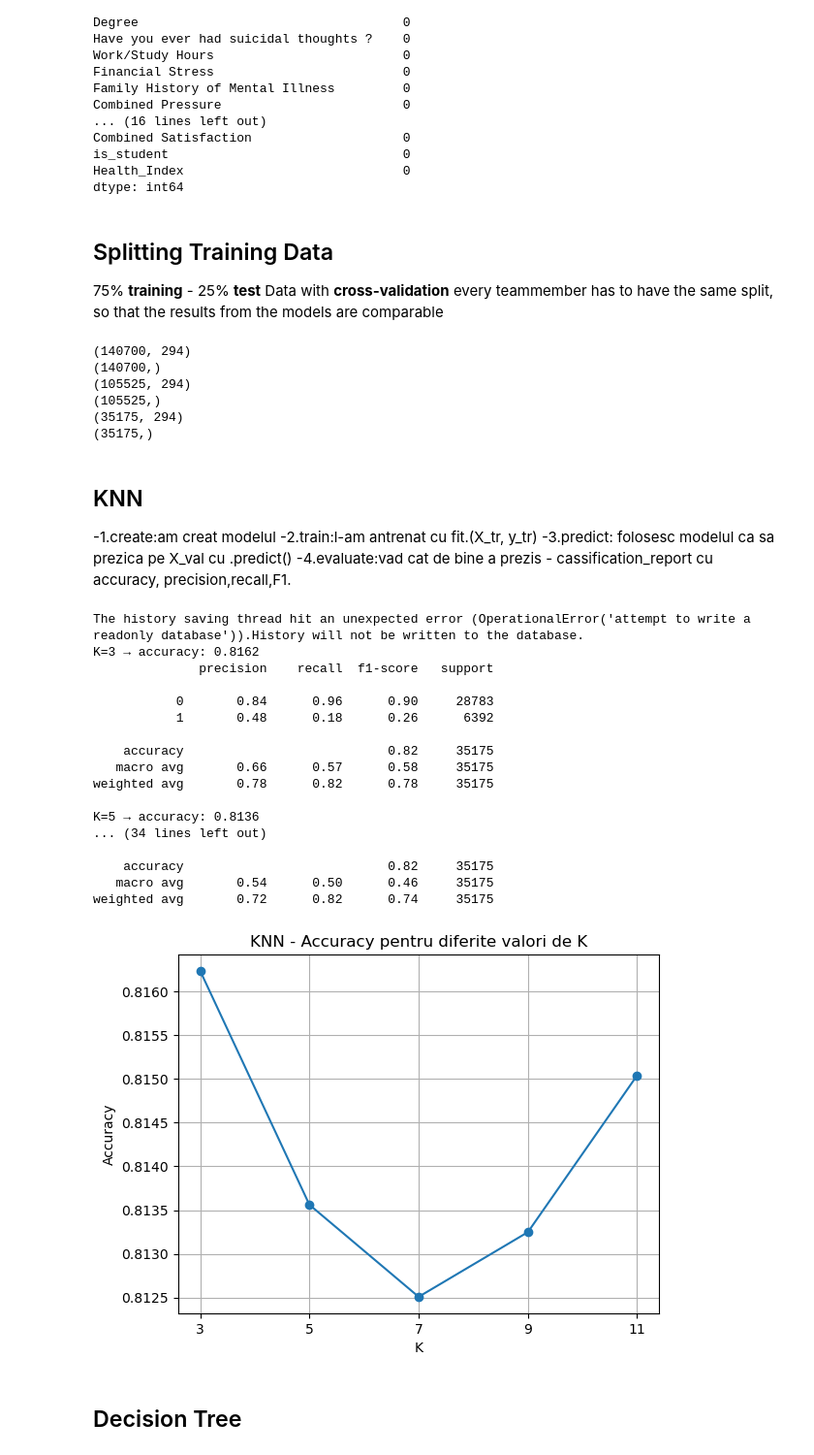
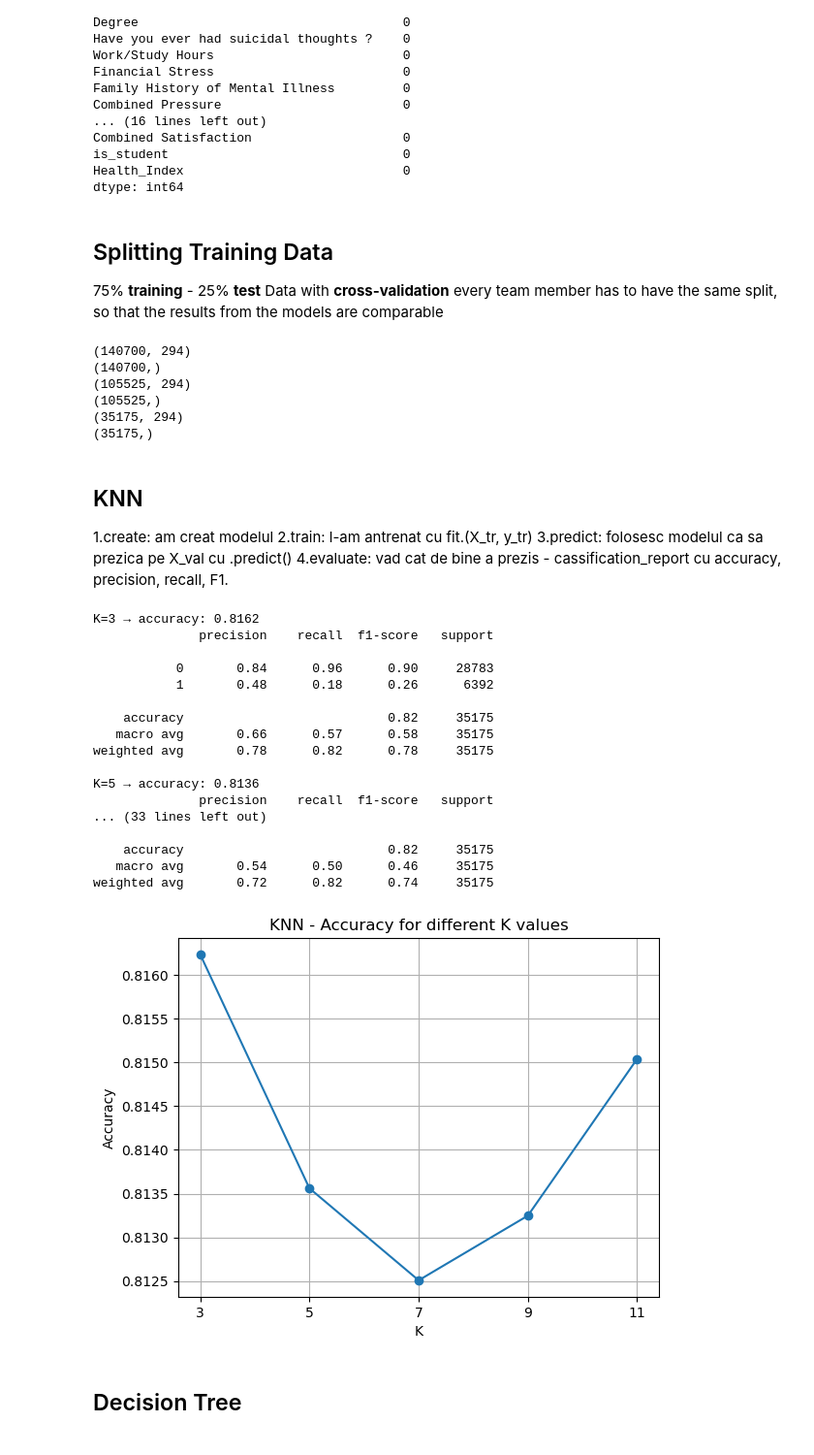
Before and after one commit to viragdiana/Exploring-Mental-Health-Data, a Jupyter notebook: Predicting Mental Health - Preprocessing.ipynb, the cells around one changed output. Shown at 97% size. Cells and saved outputs as stored; diff of their text form; code cells hidden in the pictures.

```diff
--- a/Predicting Mental Health - Preprocessing.ipynb
+++ b/Predicting Mental Health - Preprocessing.ipynb
@@ -173,7 +173,7 @@ dtype: int64
 # %% [markdown]
 ## Splitting Training Data
 75% **training** - 25% **test** Data with **cross-validation**
-every teammember has to have the same split, so that the results from the models are comparable
+every team member has to have the same split, so that the results from the models are comparable
 # %%
 from sklearn.model_selection import train_test_split
 print(X_train_processed.shape)
@@ -199,10 +199,10 @@ print(y_val.shape)
 (35175,)
 # %% [markdown]
 ## KNN
--1.create:am creat modelul
--2.train:l-am antrenat cu fit.(X_tr, y_tr)
--3.predict: folosesc modelul ca sa prezica pe X_val cu .predict()
--4.evaluate:vad cat de bine a prezis - cassification_report cu accuracy, precision,recall,F1.
+1.create: am creat modelul </br>
+2.train: l-am antrenat cu fit.(X_tr, y_tr) </br>
+3.predict: folosesc modelul ca sa prezica pe X_val cu .predict() </br>
+4.evaluate: vad cat de bine a prezis - cassification_report cu accuracy, precision, recall, F1. </br>
 # %%
 from sklearn.neighbors import KNeighborsClassifier
 from sklearn.metrics import accuracy_score
@@ -215,37 +215,37 @@ for k in k_values:
     knn = KNeighborsClassifier(k)
     knn.fit(X_tr, y_tr)
     y_predicted = knn.predict(X_val)
     accuracies.append(accuracy_score(y_val, y_predicted))
     print(f"K={k} → accuracy: {accuracy_score(y_val, y_predicted):.4f}")
     print(classification_report(y_val, y_predicted))
 
 # Plot după buclă
 plt.plot(k_values, accuracies, marker='o')
 plt.xlabel('K')
 plt.ylabel('Accuracy')
-plt.title('KNN - Accuracy pentru diferite valori de K')
+plt.title('KNN - Accuracy for different K values')
 plt.xticks(k_values)
 plt.grid(True)
 plt.show()
 # %% [output]
-The history saving thread hit an unexpected error (OperationalError('attempt to write a readonly database')).History will not be written to the database.
 K=3 → accuracy: 0.8162
               precision    recall  f1-score   support
 
            0       0.84      0.96      0.90     28783
            1       0.48      0.18      0.26      6392
 
     accuracy                           0.82     35175
    macro avg       0.66      0.57      0.58     35175
 weighted avg       0.78      0.82      0.78     35175
 
 K=5 → accuracy: 0.8136
-... (34 lines left out)
+              precision    recall  f1-score   support
+... (33 lines left out)
 
     accuracy                           0.82     35175
    macro avg       0.54      0.50      0.46     35175
 weighted avg       0.72      0.82      0.74     35175
-[figure, old version]
+[figure, new version]
 # %% [markdown]
 ## Decision Tree
 # %%
```
Also changed, not shown: parts of 26 cells of this notebook.
